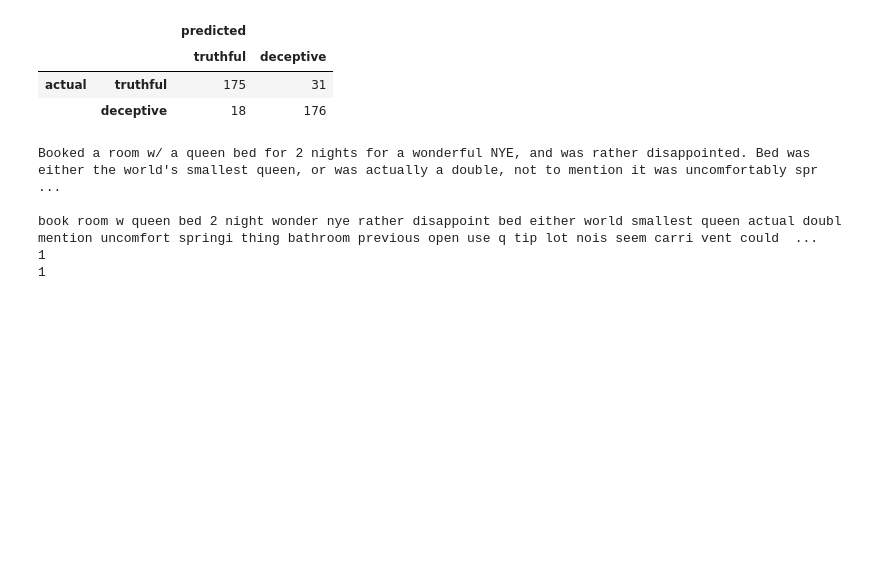
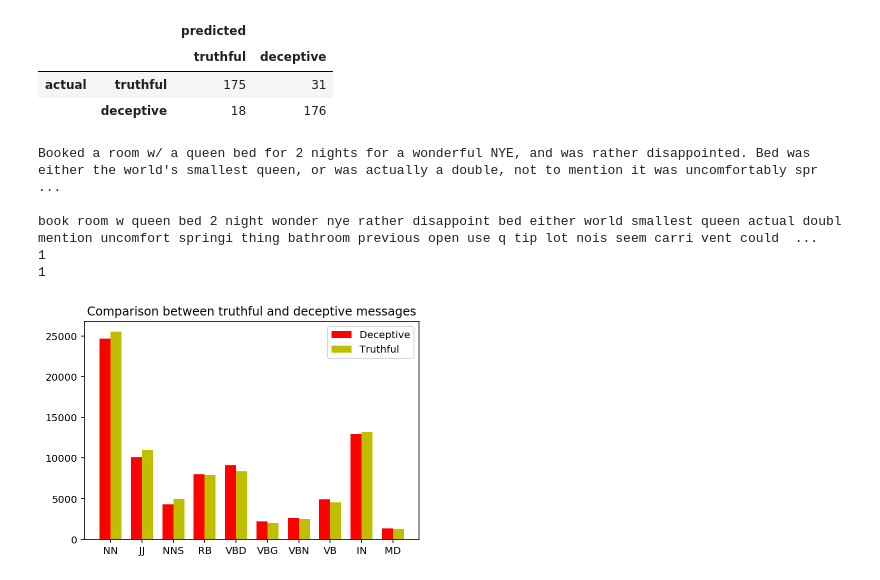
Before and after one commit to isha-2812/nlp_opinion_spamming, a Jupyter notebook: Code.ipynb, the cells around one changed output. Cells and saved outputs as stored; diff of their text form; code cells hidden in the pictures; blank space fills up the shorter version.

```diff
--- a/Code.ipynb
+++ b/Code.ipynb
@@ -182,3 +182,90 @@ Booked a room w/ a queen bed for 2 nights for a wonderful NYE, and was rather di
 book room w queen bed 2 night wonder nye rather disappoint bed either world smallest queen actual doubl mention uncomfort springi thing bathroom previous open use q tip lot nois seem carri vent could  ...
 1
 1
+# %%
+spam_text = df.loc[df['deceptive'] == "deceptive", "text"]
+truth_text = df.loc[df['deceptive'] == "truthful", "text"]
+# Remove punctuation
+ptext = spam_text.str.replace(r'[^\w\d\s]', ' ')
+ttext = truth_text.str.replace(r'[^\w\d\s]', ' ')
+# Replace whitespace between terms with a single space
+ptext = ptext.str.replace(r'\s+', ' ')
+ttext = ttext.str.replace(r'\s+', ' ')
+# Remove leading and trailing whitespace
+ptext = ptext.str.replace(r'^\s+|\s+?$', '')
+ttext = ttext.str.replace(r'^\s+|\s+?$', '')
+
+ptext= ptext.str.lower()
+ttext= ttext.str.lower()
+
+#ptext = ptext.apply(lambda x: ' '.join(
+#    term for term in x.split() if term not in stop_words))
+
+#ttext = ttext.apply(lambda x: ' '.join(
+#    term for term in x.split() if term not in stop_words))
+# Remove word stems using a Porter stemmer
+##ps = nltk.PorterStemmer()
+
+##ptext = ptext.apply(lambda x: ' '.join(
+##    ps.stem(term) for term in x.split()))
+
+from nltk.tokenize import word_tokenize
+
+# create bag-of-words
+spam_words = []
+truth_words = []
+for message in ptext:
+    words = word_tokenize(message)
+    for w in words:
+        spam_words.append(w)
+
+for message in ttext:
+    words = word_tokenize(message)
+    for w in words:
+        truth_words.append(w)
+
+
+tagged = nltk.pos_tag(spam_words)
+tagged1 = nltk.pos_tag(truth_words)
+#print(tagged)
+
+tags = []
+tags1 = []
+for e in tagged:
+    tags.append(e[1])
+for e in tagged1:
+    tags1.append(e[1])
+%matplotlib widget
+%matplotlib inline
+
+%config InlineBackend.figure_format = 'retina'
+from collections import Counter
+import matplotlib.pyplot as plt
+l1 = Counter(tags)
+l2 = Counter(tags1)
+
+x = ['NN','JJ','NNS','RB','VBD','VBG','VBN','VB','IN','MD']
+
+y1=[]
+y2=[]
+
+for e in x:
+    y1.append(l1[e])
+    y2.append(l2[e])
+
+fig, ax = plt.subplots()
+
+ind = np.arange(len(x))
+width = 0.35         # the width of the bars
+p1 = ax.bar(ind, y1, width, color='r')
+
+p2 = ax.bar(ind + width, y2, width,color='y')
+
+ax.set_title('Comparison between truthful and deceptive messages')
+ax.set_xticks(ind + width / 2)
+ax.set_xticklabels(x)
+ax.legend((p1[0], p2[0]), ('Deceptive', 'Truthful'))
+
+fig.savefig('plot.png')
+# %% [output]
+[figure, added]
```
